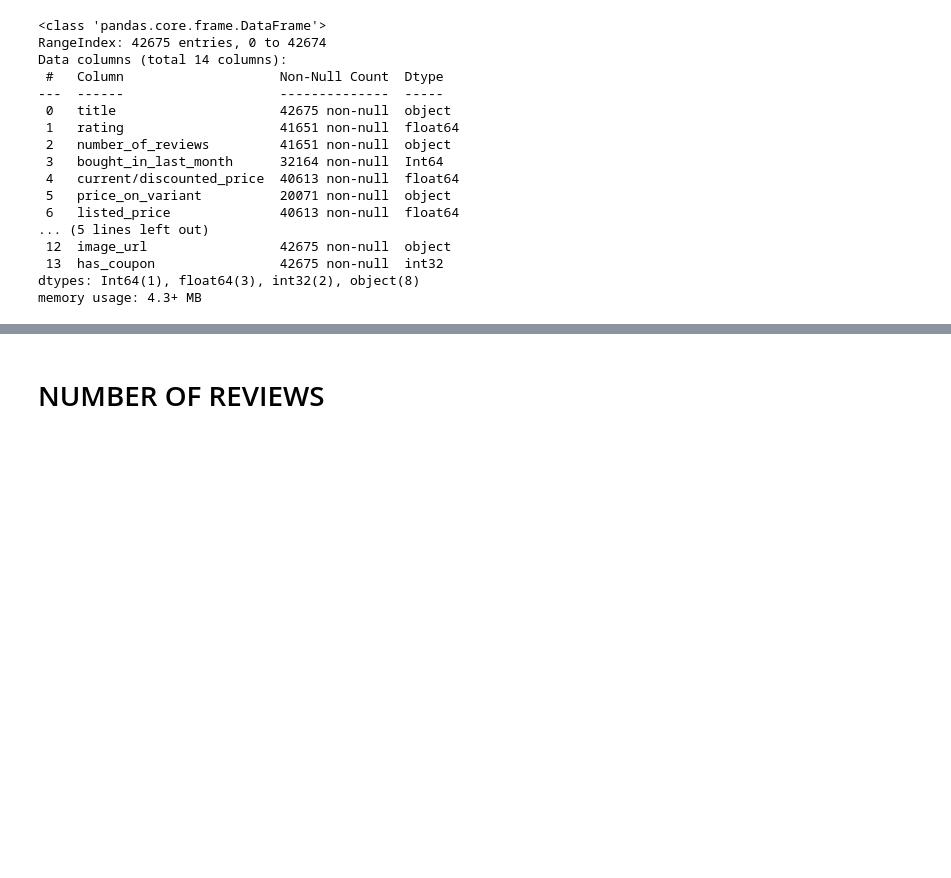
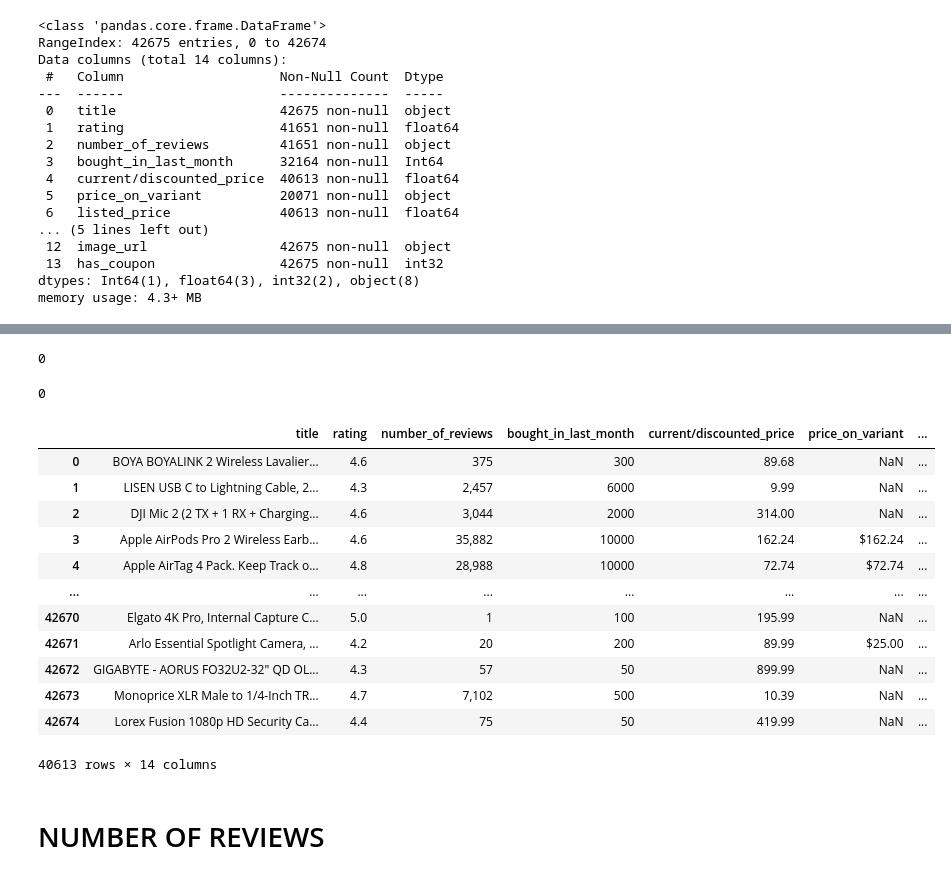
Before and after one commit to beja28/Amazon-Smart-Pricing, a Jupyter notebook: Codigo/cleaning.ipynb, the cells around one changed output, grey strips where cells are left out. Cells and saved outputs as stored; diff of their text form; code cells hidden in the pictures; blank space fills up the shorter version.

Commit message:
Update cleaning.ipynb
DropNa de precios y normalización de purchased last month / ratin/total reviews/sustainability_badges

```diff
--- a/Codigo/cleaning.ipynb
+++ b/Codigo/cleaning.ipynb
@@ -197,3 +199,42 @@ memory usage: 4.3+ MB
+# %%
+df_uncleaned.listed_price.isnull().sum()
+# %% [output]
+0
+# %%
+# Eliminar filas donde 'listed_price' sea nulo
+df_uncleaned.dropna(subset=['listed_price'] , inplace= True)
+# %%
+df_uncleaned.listed_price.isnull().sum()
+# %% [output]
+0
+# %%
+# Crear una lista de las columnas a reemplazar
+columns_to_fill = ['bought_in_last_month', 'rating', 'number_of_reviews']
+
+# Reemplazar NaN por 0 en esas columnas
+df_uncleaned[columns_to_fill] = df_uncleaned[columns_to_fill].fillna(0 , inplace= True)
+# %%
+# Convertir a 1 si tiene algún valor (no nulo y no vacío), 0 si es nulo o vacío
+df_uncleaned['sustainability_badges'] = df_uncleaned['sustainability_badges'].notna() & (df_uncleaned['sustainability_badges'] != '')
+
+# Convertir de booleano a entero (True=1, False=0)
+df_uncleaned['sustainability_badges'] = df_uncleaned['sustainability_badges'].astype(int)
+# %%
+df_uncleaned
+# %% [output]
+|  | title | rating | number_of_reviews | bought_in_last_month | current/discounted_price | price_on_variant | ... |
+| 0 | BOYA BOYALINK 2 Wireless Lavalier... | 4.6 | 375 | 300 | 89.68 | NaN | ... |
+| 1 | LISEN USB C to Lightning Cable, 2... | 4.3 | 2,457 | 6000 | 9.99 | NaN | ... |
+| 2 | DJI Mic 2 (2 TX + 1 RX + Charging... | 4.6 | 3,044 | 2000 | 314.00 | NaN | ... |
+| 3 | Apple AirPods Pro 2 Wireless Earb... | 4.6 | 35,882 | 10000 | 162.24 | $162.24 | ... |
+| 4 | Apple AirTag 4 Pack. Keep Track o... | 4.8 | 28,988 | 10000 | 72.74 | $72.74 | ... |
+| ... | ... | ... | ... | ... | ... | ... | ... |
+| 42670 | Elgato 4K Pro, Internal Capture C... | 5.0 | 1 | 100 | 195.99 | NaN | ... |
+| 42671 | Arlo Essential Spotlight Camera, ... | 4.2 | 20 | 200 | 89.99 | $25.00 | ... |
+| 42672 | GIGABYTE - AORUS FO32U2-32" QD OL... | 4.3 | 57 | 50 | 899.99 | NaN | ... |
+| 42673 | Monoprice XLR Male to 1/4-Inch TR... | 4.7 | 7,102 | 500 | 10.39 | NaN | ... |
+| 42674 | Lorex Fusion 1080p HD Security Ca... | 4.4 | 75 | 50 | 419.99 | NaN | ... |
+40613 rows × 14 columns
 # %% [markdown]
 # NUMBER OF REVIEWS
 # %%
```
Also changed, not shown: parts of 1 cell of this notebook.
